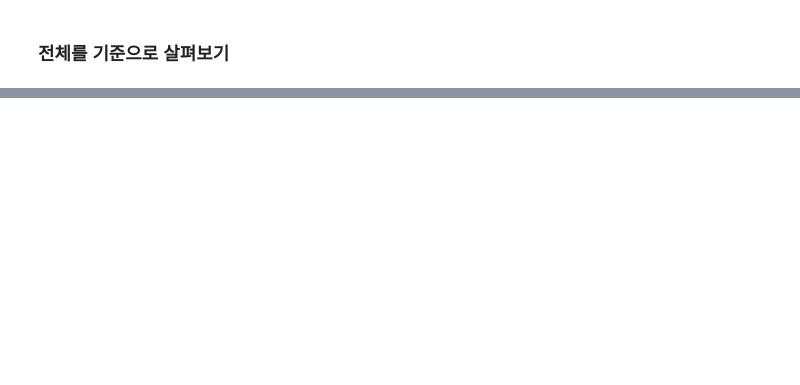
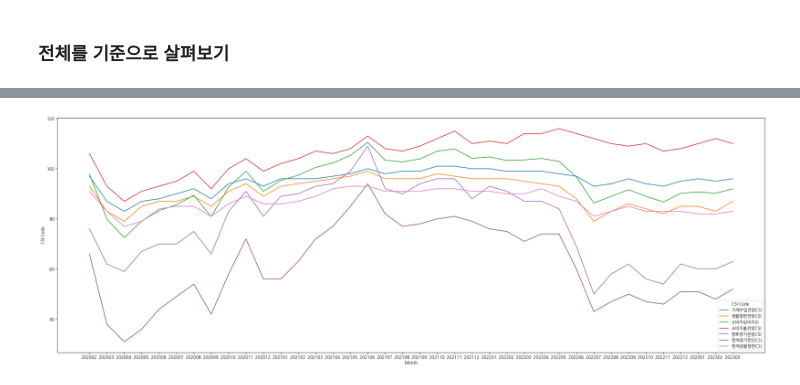
Before and after one commit to siho-song/datascience, a Jupyter notebook: project/project/Untitled.ipynb, the cells around one changed output, grey strips where cells are left out. Drawn from its saved outputs; the diff is of its cells as text; code cells hidden in the pictures; blank space fills up the shorter version.

```diff
--- a/project/project/Untitled.ipynb
+++ b/project/project/Untitled.ipynb
@@ -195,0 +345,13 @@ inflation_values_df.head()
+# %%
+# CSI 코드별로 시각화
+plt.figure(figsize=(30,10))
+for csi_code in filtered_csi_all['CSI코드별']:
+    plt.plot(filtered_csi_all.columns[1:], filtered_csi_all.loc[csi_all['CSI코드별'] == csi_code].values[0][1:], label=get_key_from_value(csi_dict,csi_code))
+
+plt.xlabel('Month')
+plt.ylabel('CSI Code')
+plt.legend(title='CSI Code')
+# plt.figure(figsize=(20,10))
+plt.show()
+# %% [output]
+[figure, added]
```
Also changed, not shown: parts of 63 cells of this notebook, 1 other file.
